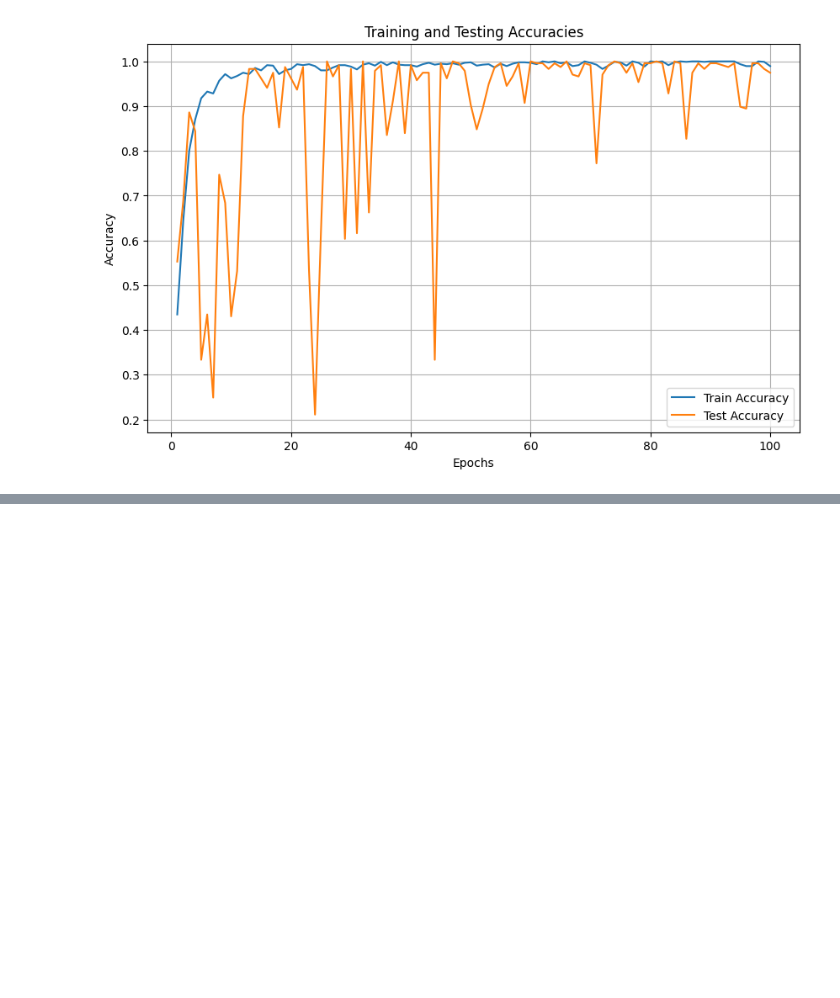
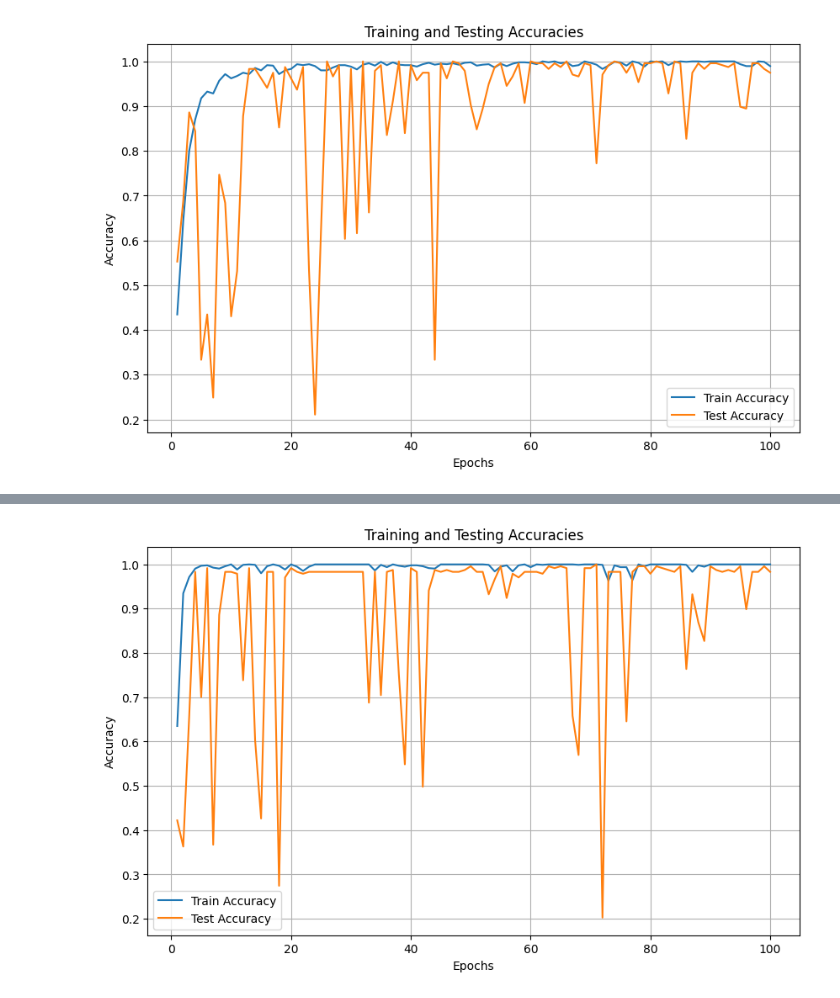
Before and after one commit to legubiao/EE5112_Project1, a Jupyter notebook: Task 3_W.ipynb, the cells around one changed output, grey strips where cells are left out. Drawn from its saved outputs; the diff is of its cells as text; code cells hidden in the pictures; blank space fills up the shorter version.

Commit message:
cnn+resnet+alexnet

```diff
--- a/Task 3_W.ipynb
+++ b/Task 3_W.ipynb
@@ -237,0 +419,18 @@ epoch=99        train loss=0.033587     train accuracy=0.989    test accuracy=0.
+# %%
+import torch.nn as nn
+device = torch.device("cuda" if torch.cuda.is_available() else "cpu")
+model = resnet()
+model.to(device)
+if torch.cuda.is_available():
+    model = model.cuda()
+optimizer = torch.optim.Adam(model.parameters(), lr=0.001, weight_decay=0.0001)
+loss_func = nn.CrossEntropyLoss()
+# %%
+dataset = utils_data.TensorDataset(torch.Tensor(Image), torch.LongTensor(Label))
+split_ratio = 0.8
+train_size = int(split_ratio * dataset_size)
+test_size = dataset_size - train_size
+train_set, test_set = utils_data.random_split(dataset, [train_size, test_size])
+train_loader = utils_data.DataLoader(dataset=train_set, batch_size=16, shuffle=True)
+test_loader = utils_data.DataLoader(dataset=test_set, batch_size=16, shuffle=True)
+print('Data is ready!')
@@ -237,0 +439,64 @@ epoch=99        train loss=0.033587     train accuracy=0.989    test accuracy=0.
+# %%
+import matplotlib.pyplot as plt
+
+# Lists to store training and testing accuracies for each epoch
+train_accs = []
+test_accs = []
+
+best_accuracy = 0
+for epoch in range(100):
+    running_loss = 0.0
+    train_acc = 0.0
+    for step, (batch_image, batch_label) in enumerate(train_loader):
+        model.train()
+        model = model.to(device)
+        batch_image, batch_label = batch_image.to(device), batch_label.to(device)
+        batch_output = model(batch_image)
+        batch_loss = loss_func(batch_output, batch_label)
+
+        optimizer.zero_grad()
+        batch_loss.backward()
+        optimizer.step()
+
+        running_loss += batch_loss.item()
+
+        _, train_predicted = torch.max(batch_output.data, 1)
+        train_acc += (train_predicted == batch_label).sum().item()
+
+    train_acc /= train_size
+    running_loss /= (step + 1)
+
+    model.eval()
+    test_acc = 0.0
+    for test_image, test_label in test_loader:
+        test_image, test_label = test_image.to(device), test_label.to(device)
+        test_output = model(test_image)
+        _, predicted = torch.max(test_output.data, 1)
+        test_acc += (predicted == test_label).sum().item()
+    test_acc /= test_size
+
+    print('epoch={:d}\ttrain loss={:.6f}\ttrain accuracy={:.3f}\ttest accuracy={:.3f}'.format(
+        epoch, running_loss, train_acc, test_acc))
+
+    # Append accuracies to the lists
+    train_accs.append(train_acc)
+    test_accs.append(test_acc)
+
+    if test_acc >= best_accuracy:
+        save_path = './task3_trained_models_resnet/'
+        if not os.path.exists(save_path):
+            os.makedirs(save_path)
+        torch.save(model.state_dict(), './task3_trained_models_resnet/FCNN_model.pkl')
+        best_accuracy = test_acc
+
+# Plot the training and testing accuracies
+plt.figure(figsize=(10, 6))
+plt.plot(range(1, len(train_accs) + 1), train_accs, label='Train Accuracy')
+plt.plot(range(1, len(test_accs) + 1), test_accs, label='Test Accuracy')
+plt.xlabel('Epochs')
+plt.ylabel('Accuracy')
+plt.legend()
+plt.title('Training and Testing Accuracies')
+plt.grid(True)
+plt.show()
+# %% [output]
@@ -237,0 +520 @@ epoch=99        train loss=0.033587     train accuracy=0.989    test accuracy=0.
+[figure, added]
```
Also changed, not shown: parts of 23 cells of this notebook.
